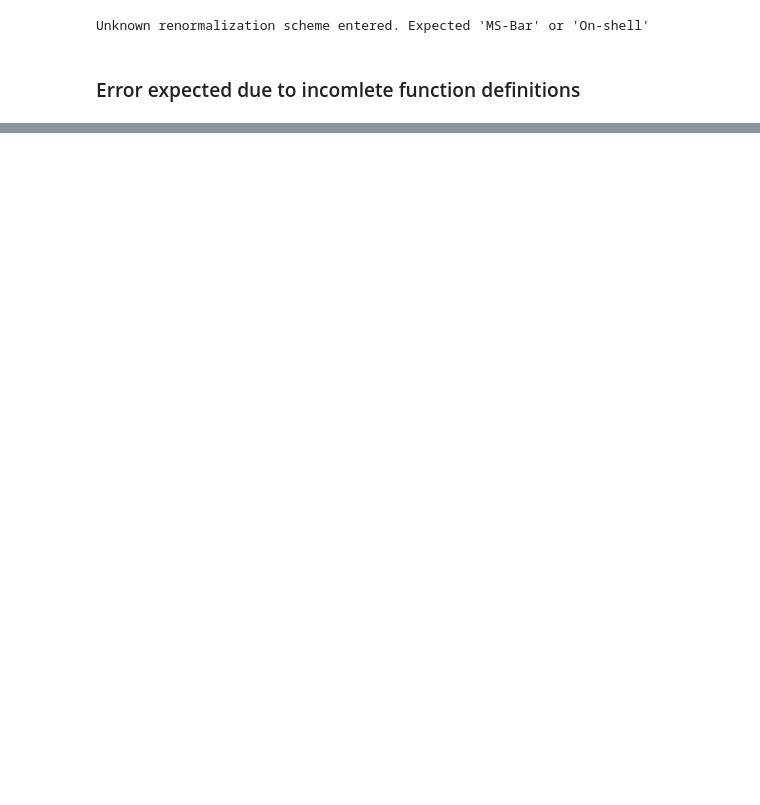
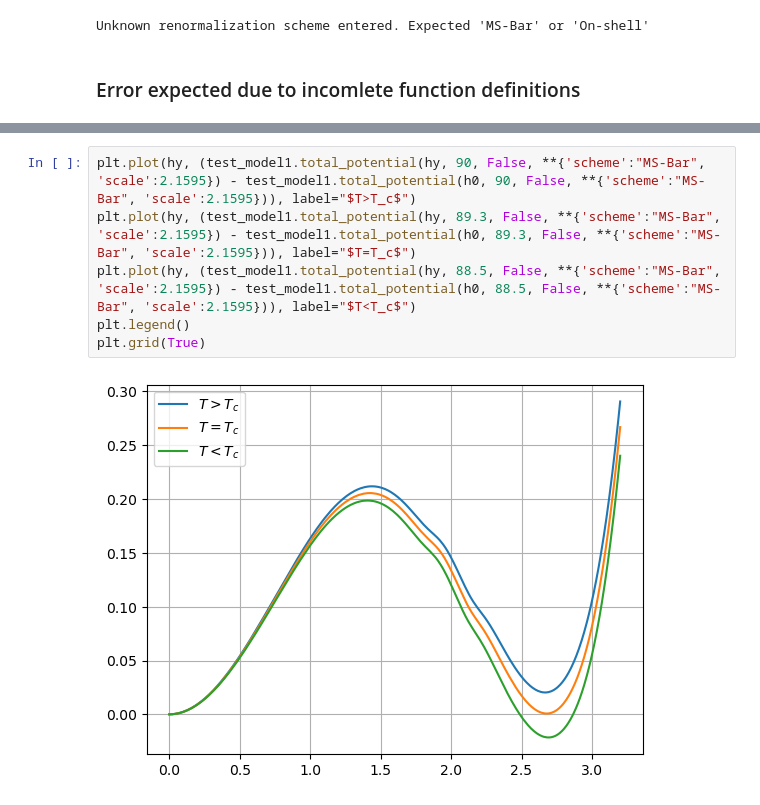
Before and after one commit to suraj083/ewpt-model, a Jupyter notebook: test.ipynb, the cells around one changed output, grey strips where cells are left out. Saved outputs shown, nothing was run; the diff lists cells and outputs as text; blank space fills up the shorter version.

```diff
--- a/test.ipynb
+++ b/test.ipynb
@@ -96,0 +115,8 @@ TypeError: unsupported operand type(s) for *: 'float' and 'NoneType'
+# %%
+plt.plot(hy, (test_model1.total_potential(hy, 90, False, **{'scheme':"MS-Bar", 'scale':2.1595}) - test_model1.total_potential(h0, 90, False, **{'scheme':"MS-Bar", 'scale':2.1595})), label="$T>T_c$")
+plt.plot(hy, (test_model1.total_potential(hy, 89.3, False, **{'scheme':"MS-Bar", 'scale':2.1595}) - test_model1.total_potential(h0, 89.3, False, **{'scheme':"MS-Bar", 'scale':2.1595})), label="$T=T_c$")
+plt.plot(hy, (test_model1.total_potential(hy, 88.5, False, **{'scheme':"MS-Bar", 'scale':2.1595}) - test_model1.total_potential(h0, 88.5, False, **{'scheme':"MS-Bar", 'scale':2.1595})), label="$T<T_c$")
+plt.legend()
+plt.grid(True)
+# %% [output]
+[figure, added]
```
Also changed, not shown: parts of 7 cells of this notebook, 1 other file.
